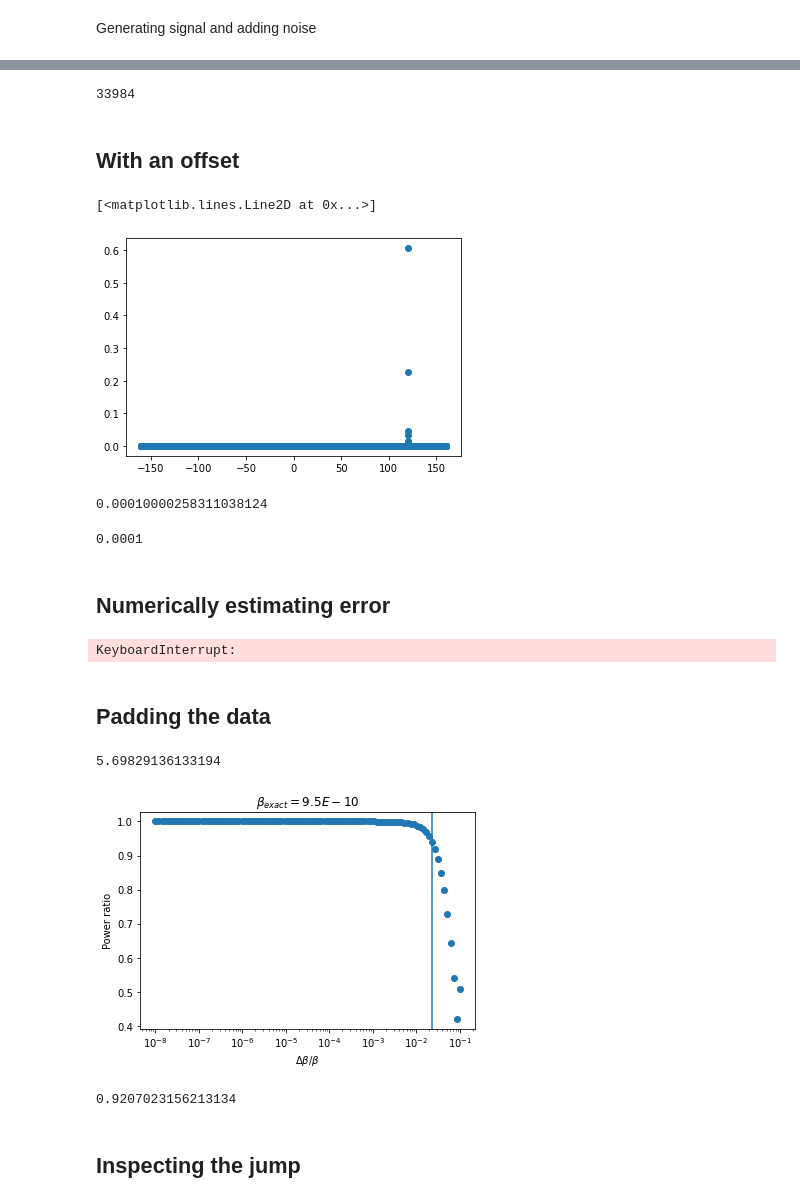
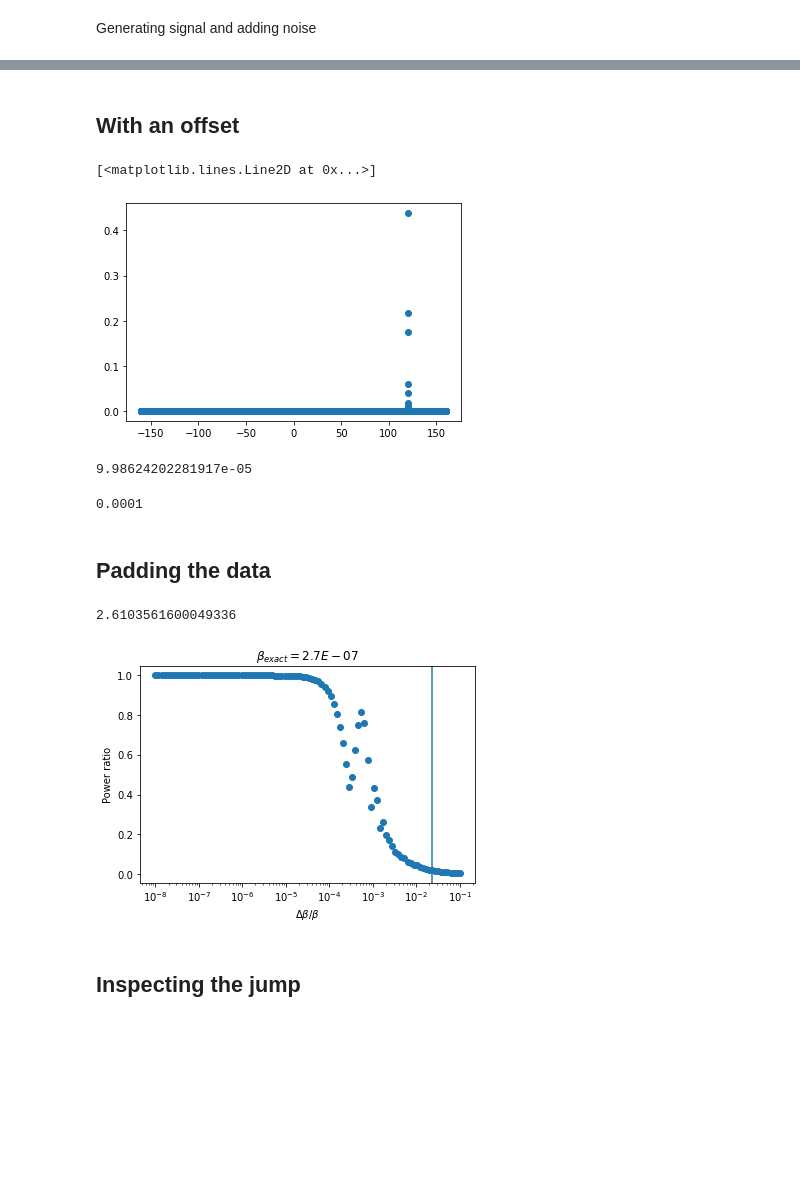
Before and after one commit to Lu-Neil/PBHs, a Jupyter notebook: Resampling/Without noise.ipynb, the cells around one changed output, grey strips where cells are left out. Saved outputs shown, nothing was run; the diff lists cells and outputs as text; code cells hidden in the pictures; blank space fills up the shorter version.

```diff
--- a/Resampling/Without noise.ipynb
+++ b/Resampling/Without noise.ipynb
@@ -17,9 +12,10 @@ const = 96/5*pi**(8/3)*(G/c**3)**(5/3)
 Specific arguments
 # %%
 f0 = 120
-Mc = 1e-5* 2e30
+Mc = 3e-4* 2e30
 f_max = 200
 T_obs = 1e4
+pad_len = int(323.4*T_obs)
 beta = const*f0**(8/3)*Mc**(5/3)
 
 f_signal = 40*f_max
@@ -78,5 +69,5 @@ pl.xlim(119.995, 120.005)
 # %%
-padded = np.full(3234000, 0, dtype = complex)
+padded = np.full(pad_len, 0, dtype = complex)
 padded[:len(out)] = out
 pad_corrected = np.fft.fftshift(np.fft.fft(padded))
 pad_freq_corrected = np.fft.fftshift(np.fft.fftfreq(len(padded), d=t_out[1]-t_out[0]))
@@ -90,7 +81,3 @@ pl.xlim(119.995, 120.005)
-# %%
-3234000 - len(out)
-# %% [output]
-33984
 # %% [markdown]
 ## With an offset
 # %%
@@ -125,14 +112,12 @@ pl.plot(freq_corrected, resampled_power, 'o')
 # pl.xlim(119.999, 120.001)
 # %% [output]
 [<matplotlib.lines.Line2D at 0x...>]
-[figure, old version]
+[figure, new version]
 # %%
 freq_corrected[1] - freq_corrected[0]
 # %% [output]
-0.00010000258311038124
+9.98624202281917e-05
 # %%
 f_signal / len(data)
 # %% [output]
 0.0001
-# %% [markdown]
-## Numerically estimating error
@@ -151,10 +123,0 @@ def power_calc(beta):
-# %%
-tic = time.time()
-offset_arr = np.logspace(-8, -3, 100)
-ref_freq, ref_power = power_calc(beta)
-
-offset_results = np.array([power_calc(beta+i*beta) for i in offset_arr])
-toc = time.time()
-print((toc-tic)/60)
-# %% [output]
-KeyboardInterrupt:
@@ -172,7 +127,7 @@ pl.show()
 def pad_calc(beta):
     new_t = -3/5*(1-8/3*beta*t)**(5/8)/beta
     out, t_out = strobo(beta, data, f_ratio)
-    padded = np.full(3234000, 0, dtype = complex)
+    padded = np.full(pad_len, 0, dtype = complex)
     padded[:len(out)] = out
     pad_corrected = np.fft.fftshift(np.fft.fft(padded))
     pad_freq_corrected = np.fft.fftshift(np.fft.fftfreq(len(padded), d=t_out[1]-t_out[0]))
@@ -181,32 +136,28 @@ def pad_calc(beta):
     arg_max = np.argmax(pad_resampled_power)
     peak_freq = pad_freq_corrected[arg_max]
     peak_power = pad_resampled_power[arg_max]
-    return peak_freq, peak_power
+    return np.array([peak_freq, peak_power])
 # %%
 tic = time.time()
 offset_arr = np.logspace(-8, -1, 100)
 ref_freq, ref_power = pad_calc(beta)
 
-offset_results = np.array([pad_calc(beta+i*beta) for i in offset_arr])
+result = np.array(Parallel(9)(delayed(pad_calc)(beta+i*beta) for i in offset_arr))
 toc = time.time()
 print((toc-tic)/60)
 # %% [output]
-5.69829136133194
+2.6103561600049336
 # %%
 # pl.plot(offset_arr, offset_results[:,0]/ref_freq)
 # pl.show()
-pl.semilogx(offset_arr, offset_results[:,1]/ref_power, 'o')
+pl.semilogx(offset_arr, result[:,1]/ref_power, 'o')
 pl.xlabel(r'$\Delta \beta / \beta$')
 pl.ylabel('Power ratio')
 pl.title(r'$\beta_{exact} = %.1E$' % beta)
 pl.axvline(offset_arr[-10])
 pl.show()
 # %% [output]
-[figure, old version]
+[figure, new version]
-# %%
-offset_results[-10,1]
-# %% [output]
-0.9207023156213134
 # %% [markdown]
 ## Inspecting the jump
 # %%
```
Also changed, not shown: parts of 13 cells of this notebook, 3 other files.
